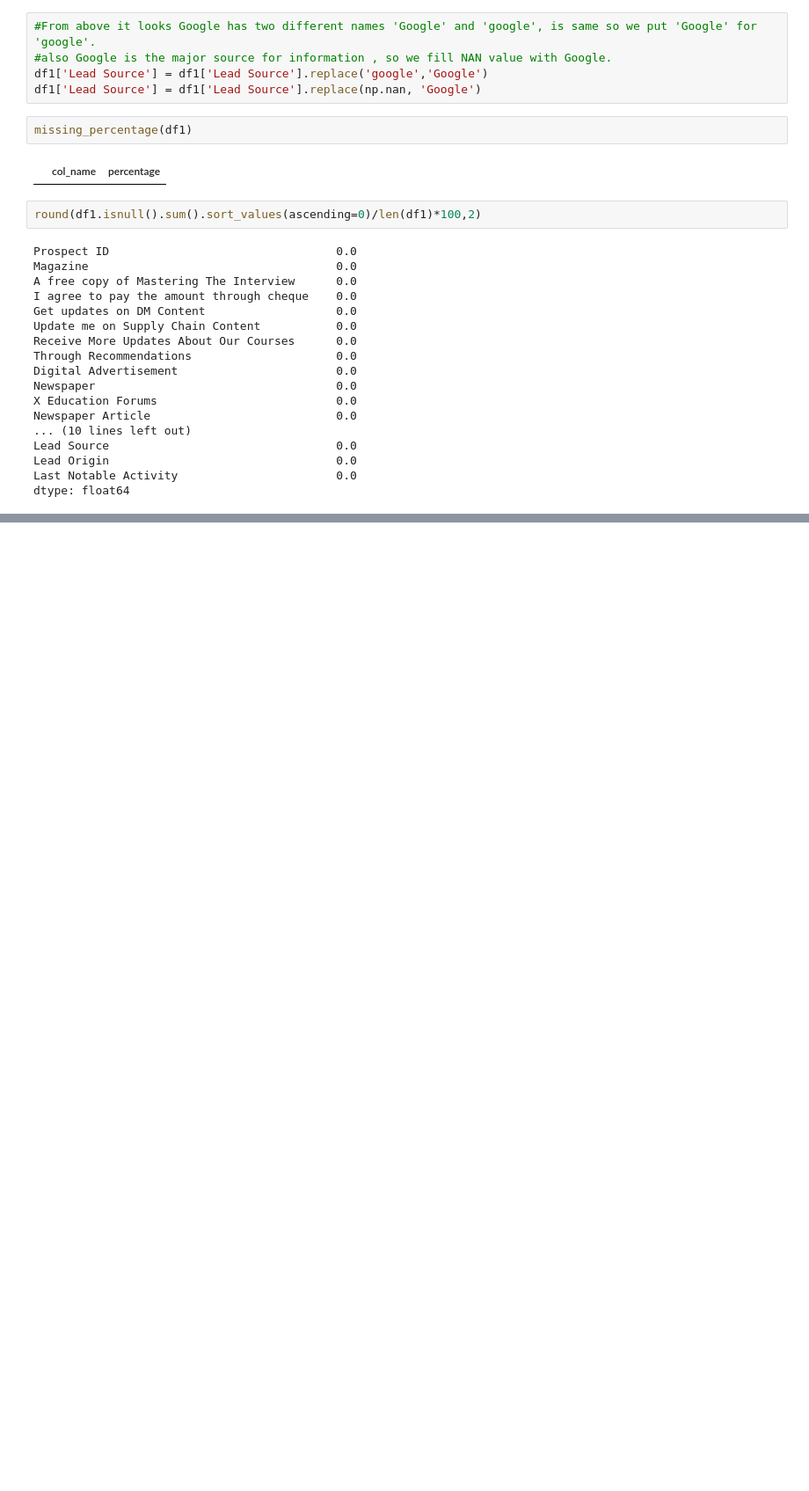
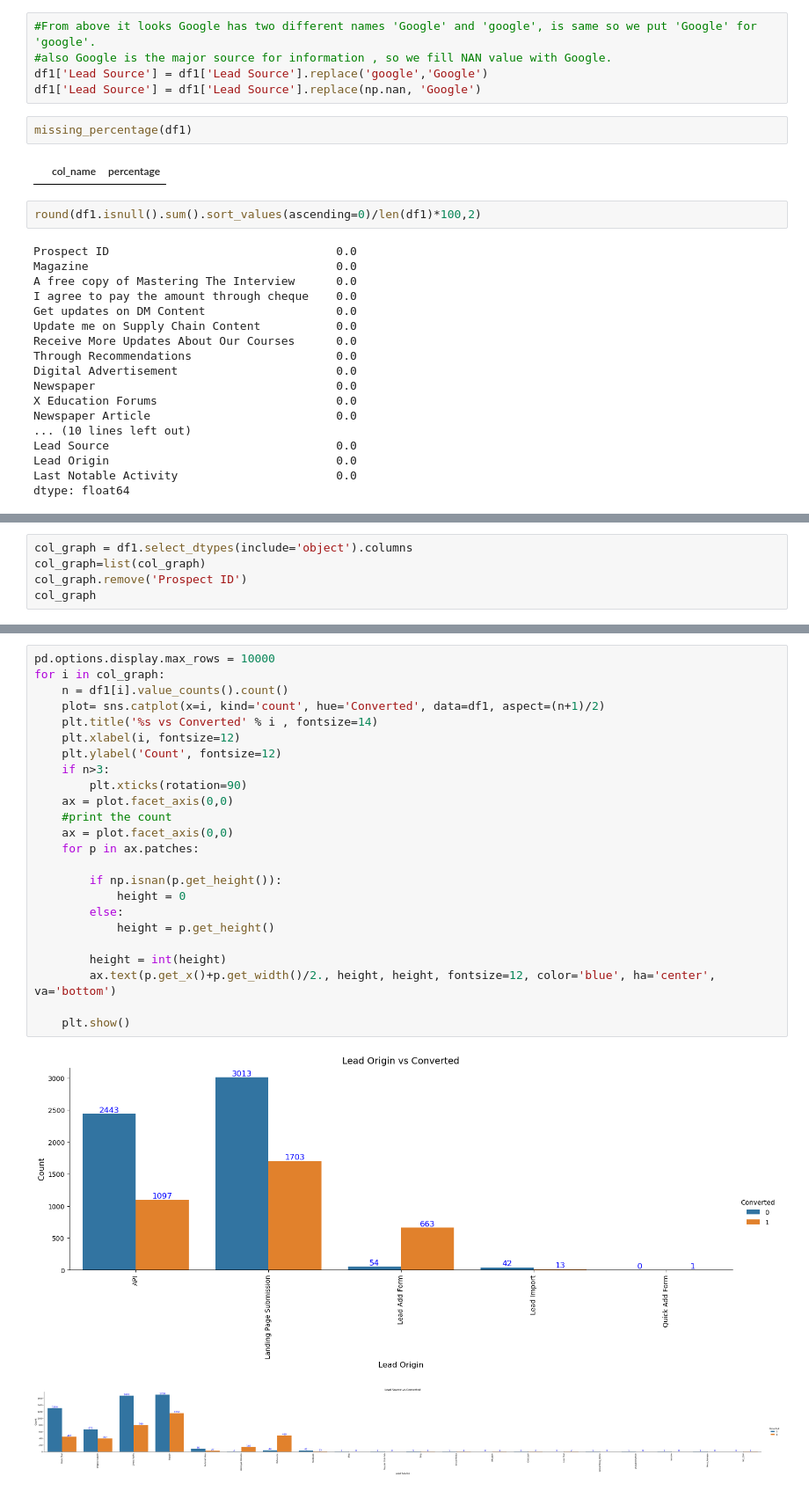
Before and after one commit to yuvarajgb/Lead_Score_Case_Study, a Jupyter notebook: Lead Scoring Case Study.ipynb, the cells around one changed output, grey strips where cells are left out. Shown at 88% size. Cells and saved outputs as stored; diff of their text form; blank space fills up the shorter version.

```diff
--- a/Lead Scoring Case Study.ipynb
+++ b/Lead Scoring Case Study.ipynb
@@ -397,0 +643,5 @@ dtype: float64
+# %%
+col_graph = df1.select_dtypes(include='object').columns
+col_graph=list(col_graph)
+col_graph.remove('Prospect ID')
+col_graph
@@ -397,0 +663,27 @@ dtype: float64
+# %%
+pd.options.display.max_rows = 10000
+for i in col_graph:
+    n = df1[i].value_counts().count()
+    plot= sns.catplot(x=i, kind='count', hue='Converted', data=df1, aspect=(n+1)/2)
+    plt.title('%s vs Converted' % i , fontsize=14)
+    plt.xlabel(i, fontsize=12)
+    plt.ylabel('Count', fontsize=12)
+    if n>3:
+        plt.xticks(rotation=90)
+    ax = plot.facet_axis(0,0)
+    #print the count
+    ax = plot.facet_axis(0,0)
+    for p in ax.patches:
+
+        if np.isnan(p.get_height()):
+            height = 0
+        else:
+            height = p.get_height()
+
+        height = int(height)
+        ax.text(p.get_x()+p.get_width()/2., height, height, fontsize=12, color='blue', ha='center', va='bottom')
+
+    plt.show()
+# %% [output]
+[figure, added]
+[figure, added]
```
Also changed, not shown: parts of 164 cells of this notebook.
